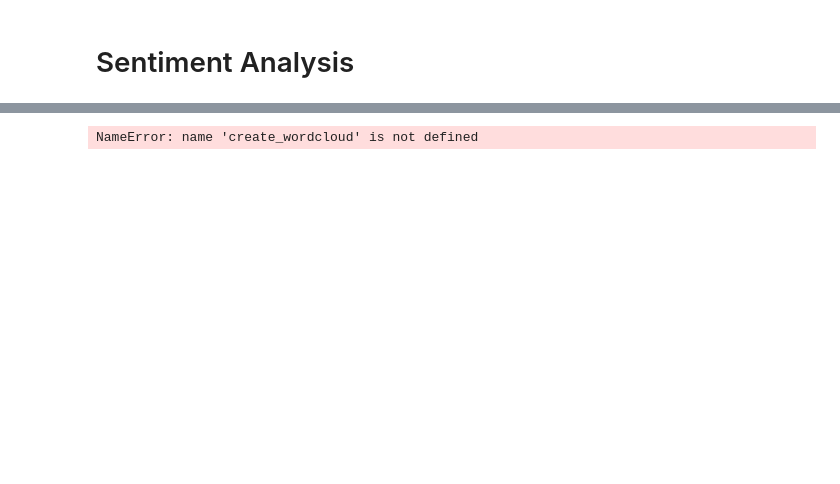
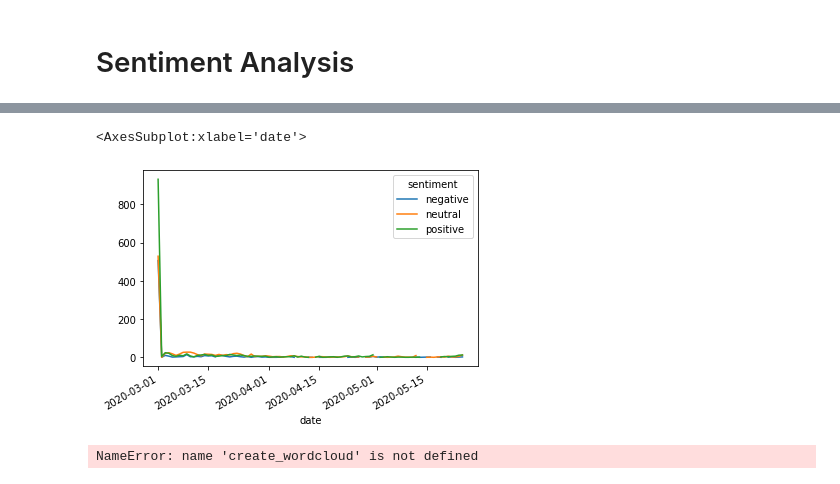
Before and after one commit to jennifertramsu/bdc2021, a Jupyter notebook: sentiment.ipynb, the cells around one changed output, grey strips where cells are left out. Saved outputs shown, nothing was run; the diff lists cells and outputs as text; code cells hidden in the pictures; blank space fills up the shorter version.

```diff
--- a/sentiment.ipynb
+++ b/sentiment.ipynb
@@ -81,3 +90,9 @@ for i in range(len(files)):
+# %%
+test = fake[fake.date > datetime.datetime(2020,3,1)]
+fake.groupby('date').sentiment.value_counts().unstack(level=1).plot()
+# %% [output]
+<AxesSubplot:xlabel='date'>
+[figure, added]
 # %%
 # word clouds
 
```
Also changed, not shown: parts of 2 cells of this notebook.
